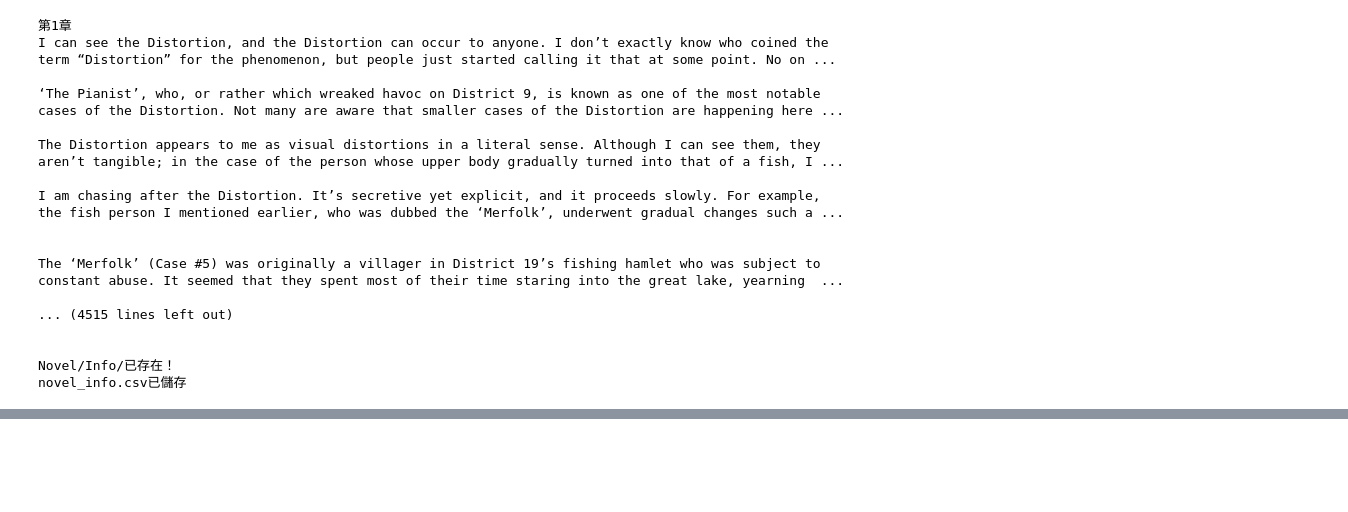
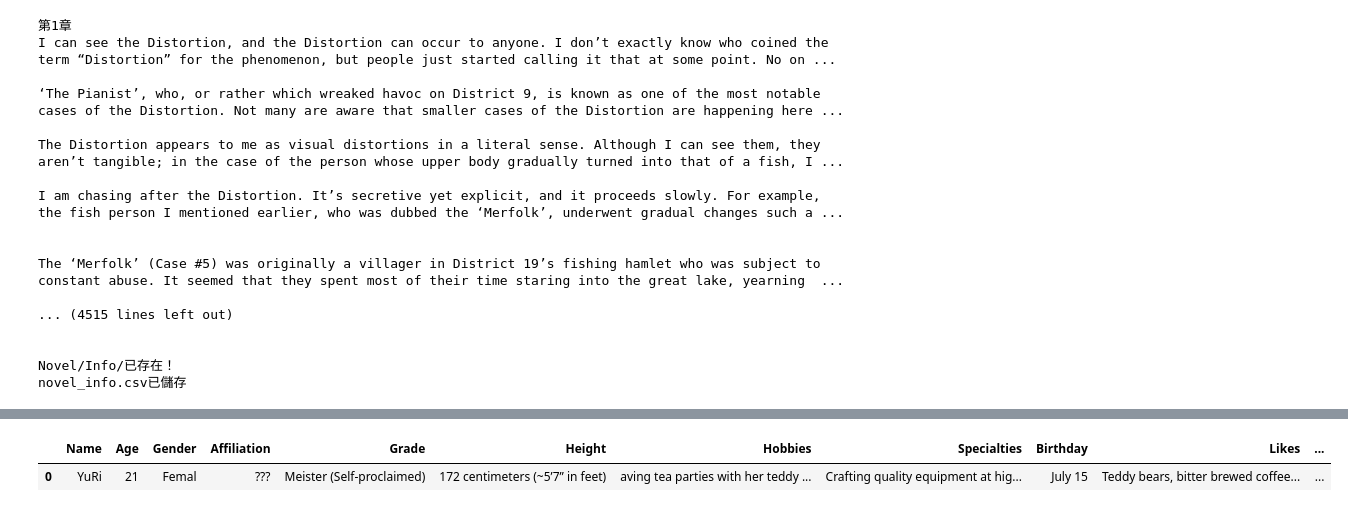
Before and after one commit to Aipom190/Assignments, a Jupyter notebook: 期末專題.ipynb, the cells around one changed output, grey strips where cells are left out. Drawn from its saved outputs; the diff is of its cells as text; code cells hidden in the pictures; blank space fills up the shorter version.

```diff
--- a/期末專題.ipynb
+++ b/期末專題.ipynb
@@ -802,3 +805,14 @@ for i in range(0, len(pic_list)):
 第33張圖片已儲存！
 第34張圖片已儲存！
 第35張圖片已儲存！
+# %%
+#角色介紹
+#因為第一則角色介紹有兩個人，所以先從第二則開始
+chapter_url='https://www.postype.com/api/post/content/7298709'
+chapter_soup = get_soup(chapter_url)
+chapter_contents = chapter_soup.find('p').text
+contents_dict = json.loads(chapter_contents)
+chapter_text = contents_dict['data']['html']
+text = BeautifulSoup(chapter_text, 'lxml')
+text_list = text.find_all('p')
+text_list
@@ -804,0 +833,12 @@ for i in range(0, len(pic_list)):
+# %%
+file = ['Name', 'Age', 'Gender', 'Affiliation', 'Grade', 'Height', 'Hobbies', 'Specialties', 'Birthday', 'Likes', 'Dislikes'] #角色的個人檔案項目，每個角色都有
+
+chapter_file = []
+character_file = []
+for paragraph in text_list:
+    for item in file:
+        if paragraph.text.startswith(item):
+            statement = paragraph.text.strip(f'{item}: ') #只要項目後面的敘述
+            character_file.append(statement)
+chapter_file.append(character_file)
+chapter_file
@@ -804,0 +857,6 @@ for i in range(0, len(pic_list)):
+# %%
+character_info = pd.DataFrame(chapter_file, columns=file)
+character_info
+# %% [output]
+|  | Name | Age | Gender | Affiliation | Grade | Height | Hobbies | Specialties | Birthday | Likes | ... |
+| 0 | YuRi | 21 | Femal | ??? | Meister (Self-proclaimed) | 172 centimeters (~5’7” in feet) | aving tea parties with her teddy ... | Crafting quality equipment at hig... | July 15 | Teddy bears, bitter brewed coffee... | ... |
```
Also changed, not shown: parts of 11 cells of this notebook.
